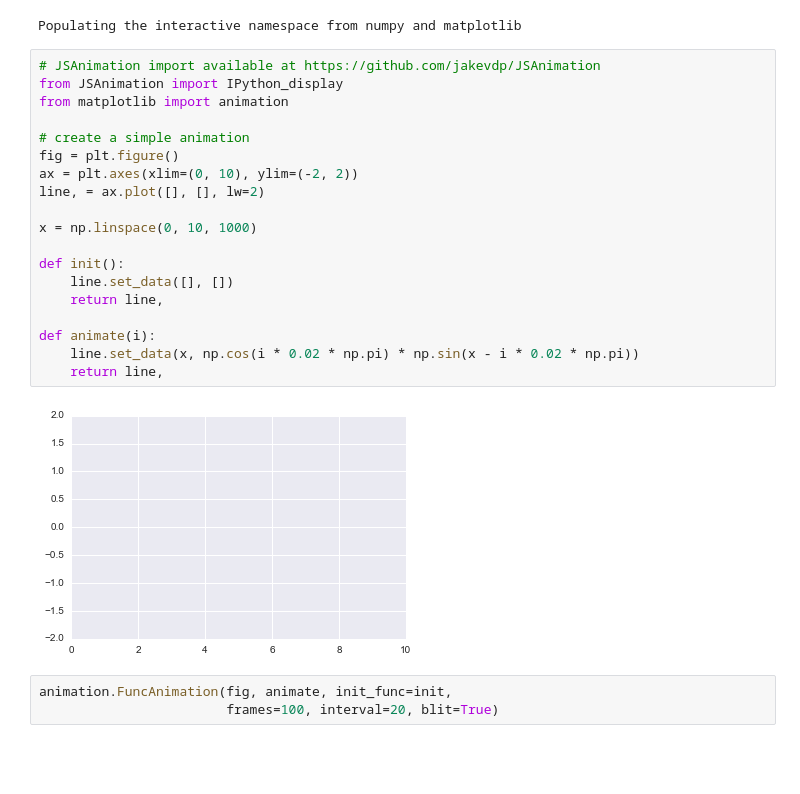
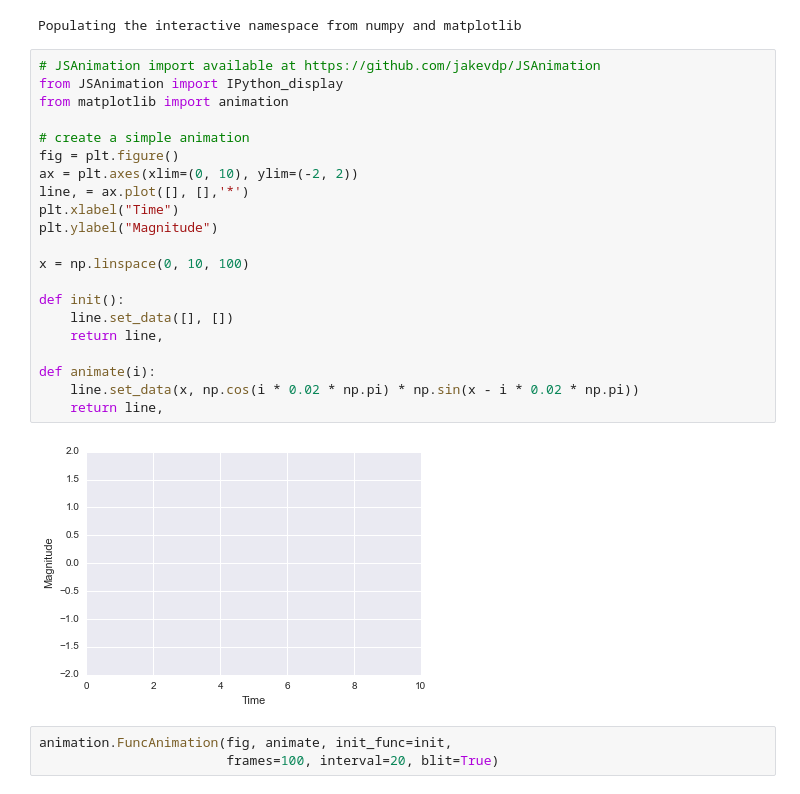
Before and after one commit to isadoranun/tsfeat, a Jupyter notebook: FeaturesDocumentation.ipynb, the cells around one changed output. Cells and saved outputs as stored; diff of their text form; blank space fills up the shorter version.

```diff
--- a/FeaturesDocumentation.ipynb
+++ b/FeaturesDocumentation.ipynb
@@ -40,24 +40,26 @@ Populating the interactive namespace from numpy and matplotlib
 # %%
 # JSAnimation import available at https://github.com/jakevdp/JSAnimation
 from JSAnimation import IPython_display
 from matplotlib import animation
 
 # create a simple animation
 fig = plt.figure()
 ax = plt.axes(xlim=(0, 10), ylim=(-2, 2))
-line, = ax.plot([], [], lw=2)
+line, = ax.plot([], [],'*')
+plt.xlabel("Time")
+plt.ylabel("Magnitude")
 
-x = np.linspace(0, 10, 1000)
+x = np.linspace(0, 10, 100)
 
 def init():
     line.set_data([], [])
     return line,
 
 def animate(i):
     line.set_data(x, np.cos(i * 0.02 * np.pi) * np.sin(x - i * 0.02 * np.pi))
     return line,
 # %% [output]
-[figure, old version]
+[figure, new version]
 # %%
 animation.FuncAnimation(fig, animate, init_func=init,
                         frames=100, interval=20, blit=True)
```
Also changed, not shown: parts of 5 cells of this notebook, 1 other file.
